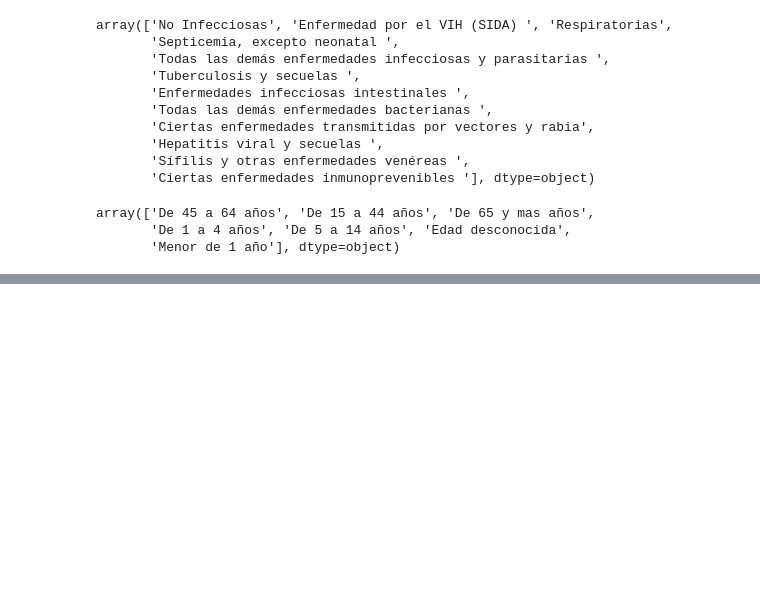
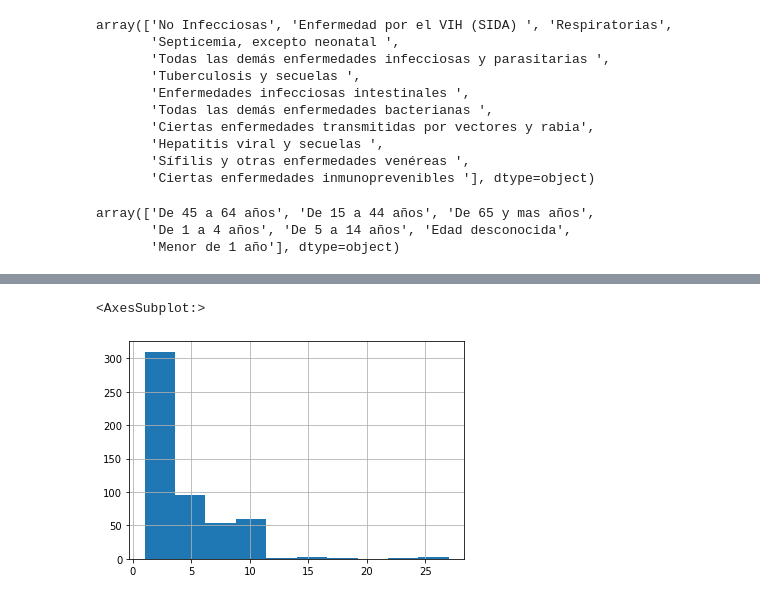
Before and after one commit to Santivg/DS4A-Team14, a Jupyter notebook: notebooks/EDA_Nofetal.ipynb, the cells around one changed output, grey strips where cells are left out. Saved outputs shown, nothing was run; the diff lists cells and outputs as text; code cells hidden in the pictures; blank space fills up the shorter version.

```diff
--- a/notebooks/EDA_Nofetal.ipynb
+++ b/notebooks/EDA_Nofetal.ipynb
@@ -306,0 +355,5 @@ df3.Dpto=df3.Dpto.replace({'Archipiélago de San Andrés, Providencia y Santa Ca
+# %%
+#Replace department code by same names of Nofetal
+Deptos={ 5: 'Antioquia', 8: 'Atlántico', 11: 'Bogotá', 13: 'Bolivar', 15: 'Boyaca', 17: 'Caldas', 18: 'Caqueta', 19: 'Cauca', 20: 'Cesar', 23: 'Cordoba', 25: 'Cundinamarca', 27: 'Choco', 41: 'Huila', 44: 'La guajira', 47: 'Magdalena', 50: 'Meta', 52: 'Nariño', 54: 'Norte de Santander', 63: 'Quindio', 66: 'Risaralda', 68: 'Santander', 70: 'Sucre', 73: 'Tolima', 76: 'Valle del Cauca', 81: 'Arauca', 85: 'Casanare', 86: 'Putumayo', 88: 'Archipiélago de San Andrés, Providencia y Santa Catalina', 91: 'Amazonas', 94: 'Guainía', 95: 'Guaviare', 97: 'Vaupés', 99: 'Vichada'}
+ira2['DPTO']=ira2['COD_DPTO_O'].map(Deptos)
+ira2.DPTO.unique()
@@ -306,0 +389,3 @@ df3.Dpto=df3.Dpto.replace({'Archipiélago de San Andrés, Providencia y Santa Ca
+# %%
+ira2=ira2[~ira2.DPTO.isna()]
+ira2.DPTO.unique()
@@ -306,0 +399,3 @@ df3.Dpto=df3.Dpto.replace({'Archipiélago de San Andrés, Providencia y Santa Ca
+# %%
+ira2['MES']=pd.to_datetime(ira2.FEC_DEF).dt.month
+ira2
@@ -306,0 +416,3 @@ df3.Dpto=df3.Dpto.replace({'Archipiélago de San Andrés, Providencia y Santa Ca
+# %%
+ira2['FECHA']=pd.to_datetime(2018*10000+ira2.MES.copy()*100+1,format='%Y%m%d')
+ira2
@@ -306,0 +433,5 @@ df3.Dpto=df3.Dpto.replace({'Archipiélago de San Andrés, Providencia y Santa Ca
+# %%
+ira2.EDAD.hist()
+# %% [output]
+<AxesSubplot:>
+[figure, added]
```
Also changed, not shown: parts of 37 cells of this notebook, 6 other files.
